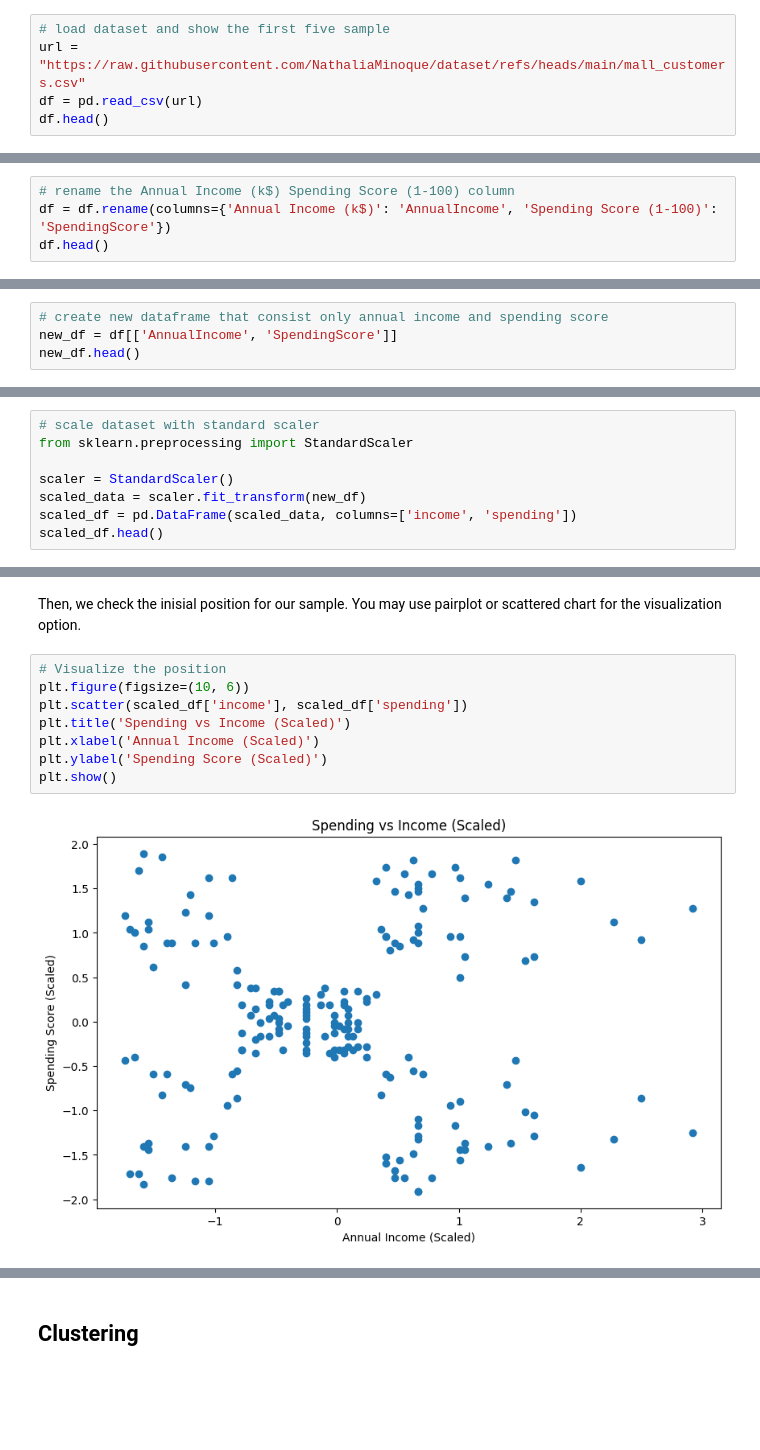
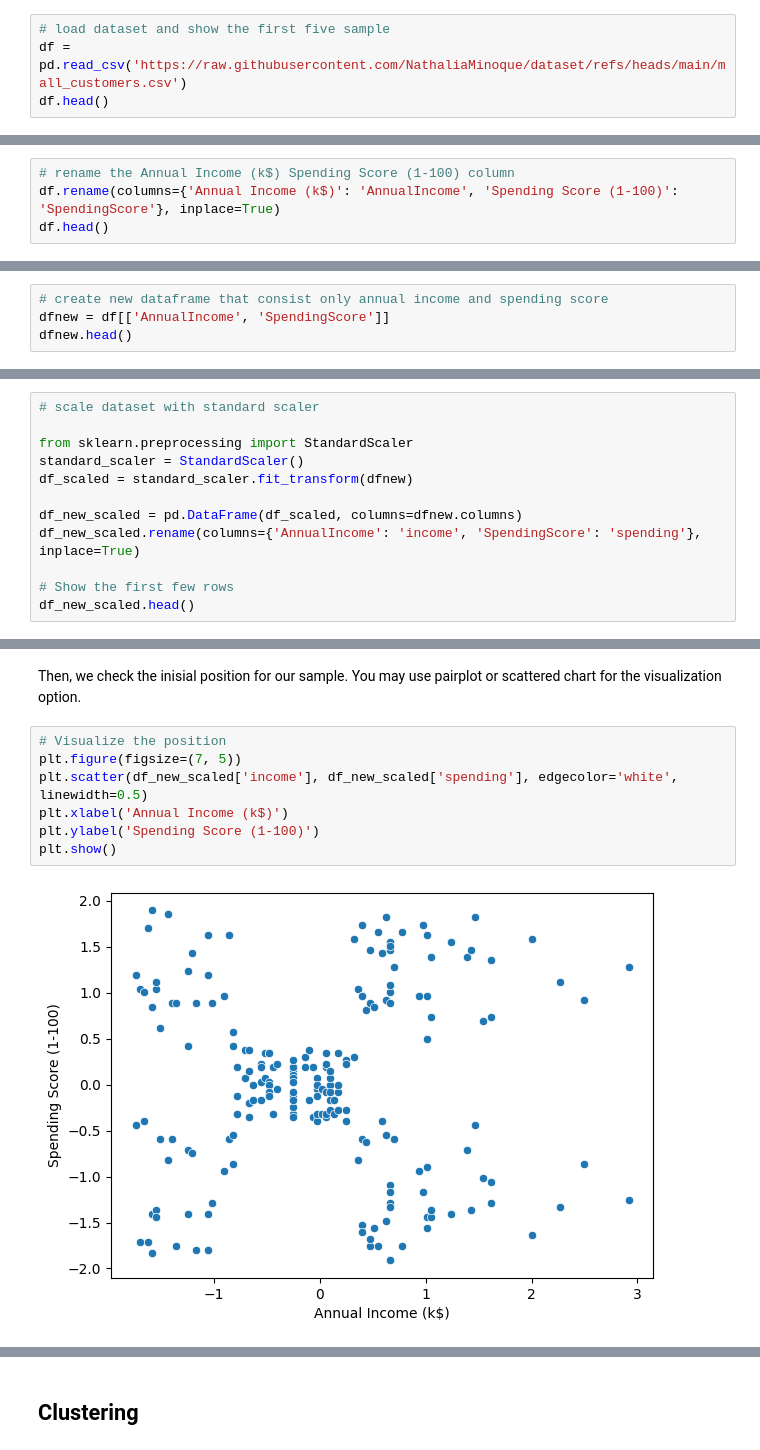
Before and after one commit to OoMyGit/Data-Mining, a Jupyter notebook: [Answer]_Exercise_Week_8_KMeans_Clustering.ipynb, the cells around one changed output, grey strips where cells are left out. Drawn from its saved outputs; the diff is of its cells as text; blank space fills up the shorter version.

```diff
--- a/[Answer]_Exercise_Week_8_KMeans_Clustering.ipynb
+++ b/[Answer]_Exercise_Week_8_KMeans_Clustering.ipynb
@@ -24,8 +22,7 @@ In this exercise we will explore how each clustering algorithm discussed in the
 The dataset that we will use is a customer transaction in a certain mall. In this dataset there will 4 features including Gender, Age, Annual Income, and Spending Score. You can get the dataset from https://raw.githubusercontent.com/NathaliaMinoque/dataset/refs/heads/main/mall_customers.csv
 # %%
 # load dataset and show the first five sample
-url = "https://raw.githubusercontent.com/NathaliaMinoque/dataset/refs/heads/main/mall_customers.csv"
-df = pd.read_csv(url)
+df = pd.read_csv('https://raw.githubusercontent.com/NathaliaMinoque/dataset/refs/heads/main/mall_customers.csv')
 df.head()
 # %% [output]
 |  | CustomerID | Gender | Age | Annual Income (k$) | Spending Score (1-100) |
@@ -36,7 +33,7 @@ df.head()
 | 4 | 5 | Female | 31 | 17 | 40 |
 # %%
 # rename the Annual Income (k$)	Spending Score (1-100) column
-df = df.rename(columns={'Annual Income (k$)': 'AnnualIncome', 'Spending Score (1-100)': 'SpendingScore'})
+df.rename(columns={'Annual Income (k$)': 'AnnualIncome', 'Spending Score (1-100)': 'SpendingScore'}, inplace=True)
 df.head()
 # %% [output]
 |  | CustomerID | Gender | Age | AnnualIncome | SpendingScore |
@@ -89,8 +102,8 @@ plt.show()
 For this case study, we only use income and spending score
 # %%
 # create new dataframe that consist only annual income and spending score
-new_df = df[['AnnualIncome', 'SpendingScore']]
-new_df.head()
+dfnew = df[['AnnualIncome', 'SpendingScore']]
+dfnew.head()
 # %% [output]
 |  | AnnualIncome | SpendingScore |
 | 0 | 15 | 39 |
@@ -102,12 +115,16 @@ new_df.head()
 Before we analyze our data, we need to scale the data. You can use MinMaxScaler or StandardScaler.
 # %%
 # scale dataset with standard scaler
+
 from sklearn.preprocessing import StandardScaler
+standard_scaler = StandardScaler()
+df_scaled = standard_scaler.fit_transform(dfnew)
 
-scaler = StandardScaler()
-scaled_data = scaler.fit_transform(new_df)
-scaled_df = pd.DataFrame(scaled_data, columns=['income', 'spending'])
-scaled_df.head()
+df_new_scaled = pd.DataFrame(df_scaled, columns=dfnew.columns)
+df_new_scaled.rename(columns={'AnnualIncome': 'income', 'SpendingScore': 'spending'}, inplace=True)
+
+# Show the first few rows
+df_new_scaled.head()
 # %% [output]
 |  | income | spending |
 | 0 | -1.738999 | -0.434801 |
@@ -133,13 +149,12 @@ scaled_df.describe()
 Then, we check the inisial position for our sample. You may use pairplot or scattered chart for the visualization option.
 # %%
 # Visualize the position
-plt.figure(figsize=(10, 6))
-plt.scatter(scaled_df['income'], scaled_df['spending'])
-plt.title('Spending vs Income (Scaled)')
-plt.xlabel('Annual Income (Scaled)')
-plt.ylabel('Spending Score (Scaled)')
+plt.figure(figsize=(7, 5))
+plt.scatter(df_new_scaled['income'], df_new_scaled['spending'], edgecolor='white', linewidth=0.5)
+plt.xlabel('Annual Income (k$)')
+plt.ylabel('Spending Score (1-100)')
 plt.show()
 # %% [output]
-[figure, old version]
+[figure, new version]
 # %%
 # Visualize the position using the original scale
```
Also changed, not shown: parts of 15 cells of this notebook.
